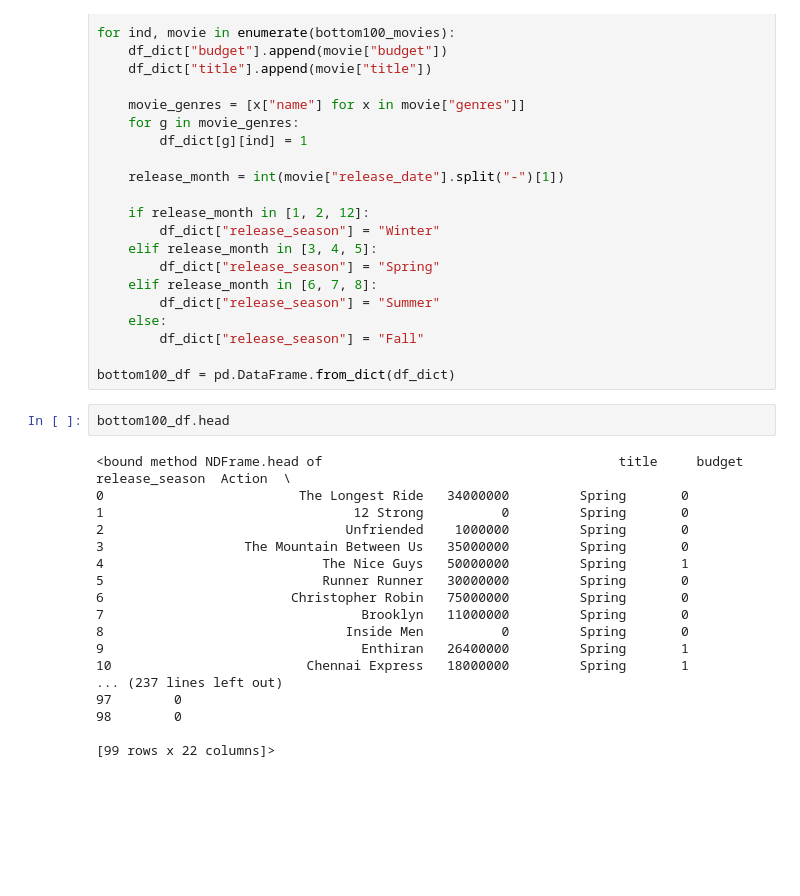
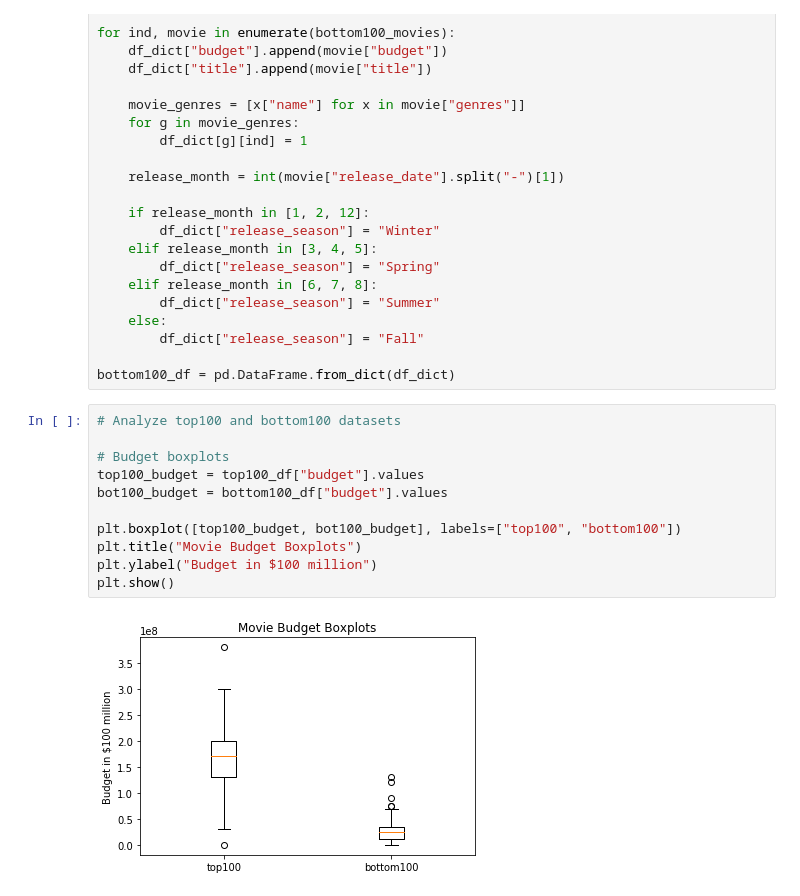
Before and after one commit to angadkalra/NYTimes-Movie-Critics, a Jupyter notebook: ProjectCode.ipynb, the cells around one changed output. Saved outputs shown, nothing was run; the diff lists cells and outputs as text; blank space fills up the shorter version.

Commit message:
added boxplots comparing budgets

```diff
--- a/ProjectCode.ipynb
+++ b/ProjectCode.ipynb
@@ -418,23 +415,16 @@ for ind, movie in enumerate(bottom100_movies):
         df_dict["release_season"] = "Fall"
 
 bottom100_df = pd.DataFrame.from_dict(df_dict)
-# %%
-bottom100_df.head
-# %% [output]
-<bound method NDFrame.head of                                      title     budget release_season  Action  \
-0                         The Longest Ride   34000000         Spring       0
-1                                12 Strong          0         Spring       0
-2                               Unfriended    1000000         Spring       0
-3                  The Mountain Between Us   35000000         Spring       0
-4                            The Nice Guys   50000000         Spring       1
-5                            Runner Runner   30000000         Spring       0
-6                        Christopher Robin   75000000         Spring       0
-7                                 Brooklyn   11000000         Spring       0
-8                               Inside Men          0         Spring       0
-9                                 Enthiran   26400000         Spring       1
-10                         Chennai Express   18000000         Spring       1
-... (237 lines left out)
-97        0
-98        0
-
-[99 rows x 22 columns]>
+# %%
+# Analyze top100 and bottom100 datasets
+
+# Budget boxplots
+top100_budget = top100_df["budget"].values
+bot100_budget = bottom100_df["budget"].values
+
+plt.boxplot([top100_budget, bot100_budget], labels=["top100", "bottom100"])
+plt.title("Movie Budget Boxplots")
+plt.ylabel("Budget in $100 million")
+plt.show()
+# %% [output]
+[figure, added]
```
Also changed, not shown: parts of 4 cells of this notebook.
